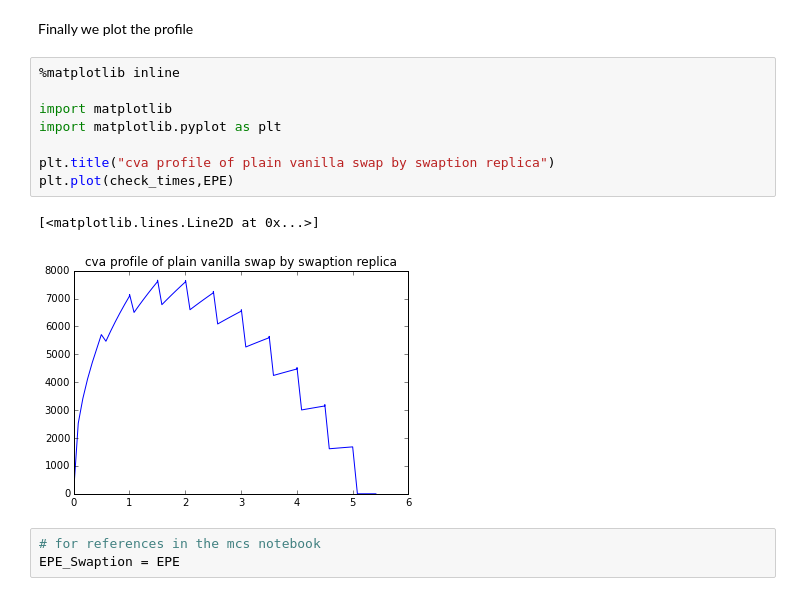
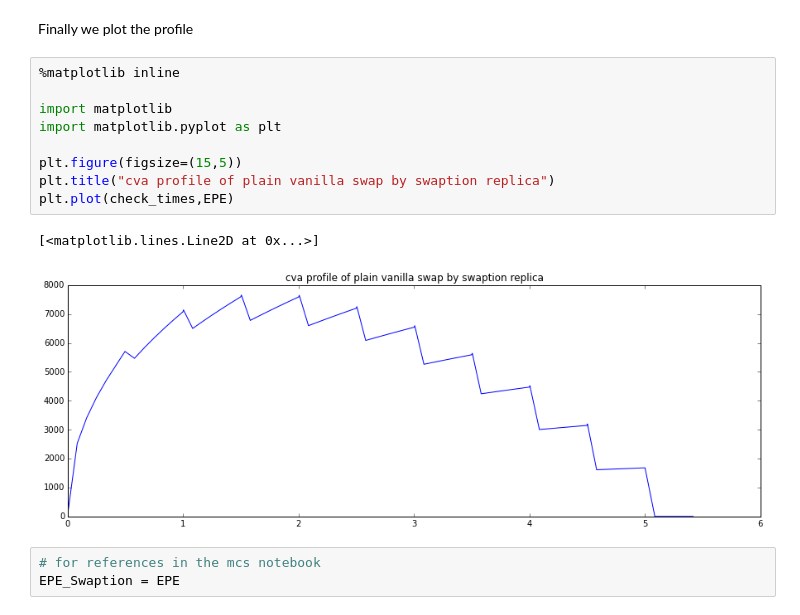
Before and after one commit to polyhedron-gdl/introduction-to-monte-carlo-for-finance, a Jupyter notebook: notebooks/n09_cva_swap.ipynb, the cells around one changed output. Saved outputs shown, nothing was run; the diff lists cells and outputs as text.

```diff
--- a/notebooks/n09_cva_swap.ipynb
+++ b/notebooks/n09_cva_swap.ipynb
@@ -194,14 +194,15 @@ Finally we plot the profile
 # %%
 %matplotlib inline
 
 import matplotlib
 import matplotlib.pyplot as plt
 
+plt.figure(figsize=(15,5))
 plt.title("cva profile of plain vanilla swap by swaption replica")
 plt.plot(check_times,EPE)
 # %% [output]
 [<matplotlib.lines.Line2D at 0x...>]
-[figure, old version]
+[figure, new version]
 # %%
 # for references in the mcs notebook
 EPE_Swaption = EPE
```
Also changed, not shown: parts of 2 cells of this notebook, 5 other files.
